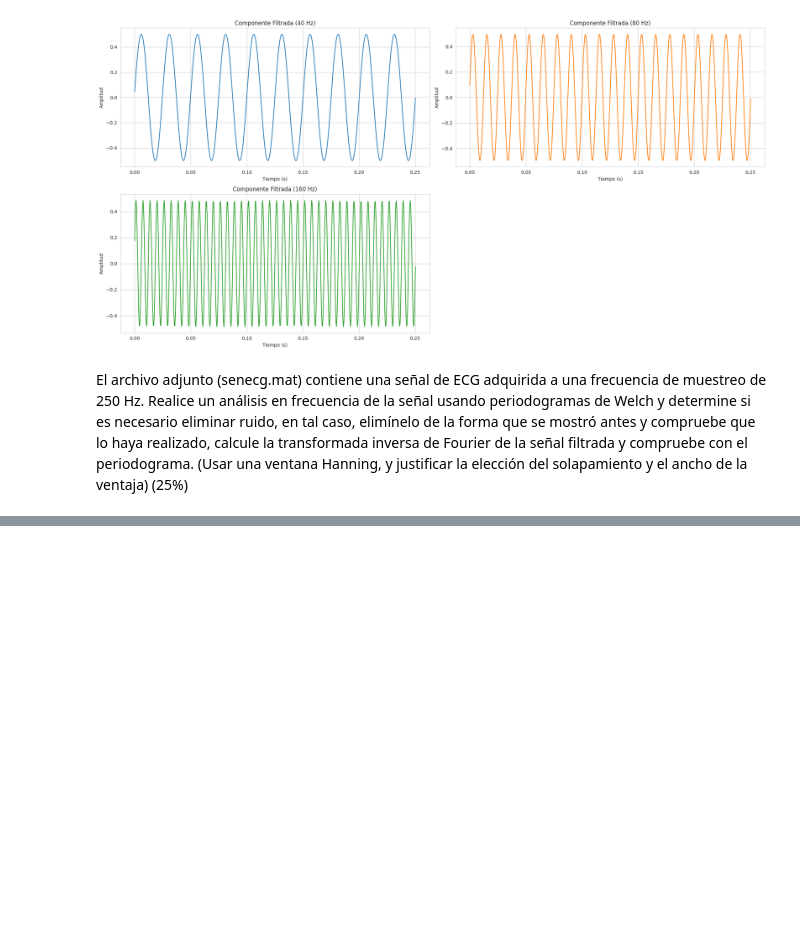
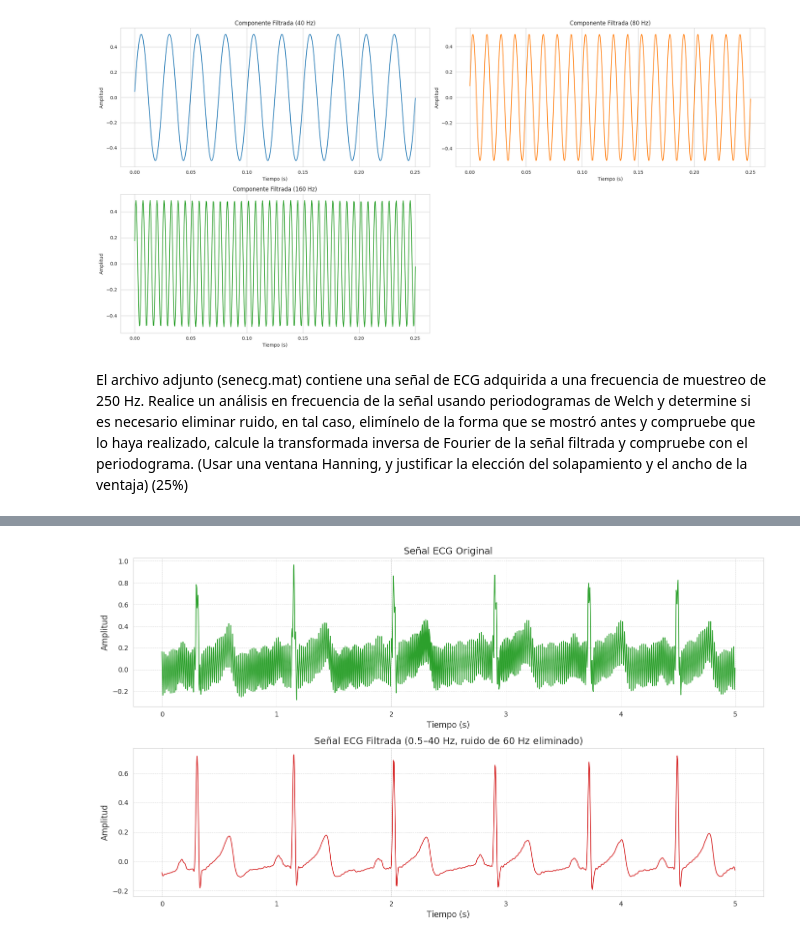
Before and after one commit to Yuliana2001/laboratorio-5, a Jupyter notebook: Untitled10.ipynb, the cells around one changed output, grey strips where cells are left out. Saved outputs shown, nothing was run; the diff lists cells and outputs as text; code cells hidden in the pictures; blank space fills up the shorter version.

```diff
--- a/Untitled10.ipynb
+++ b/Untitled10.ipynb
@@ -195,0 +243,40 @@ El archivo adjunto (senecg.mat) contiene una señal de ECG adquirida a una frecu
+# %%
+T_muestreo = 1 / fs
+t = np.arange(0, len(ecg_signal) / fs, T_muestreo)
+
+# Transformada de Fourier
+F1 = np.fft.fft(ecg_signal)
+frecuencias_fft = np.fft.fftfreq(len(F1), d=T_muestreo)
+
+# Aplicación de filtro pasa banda (0.5 Hz a 40 Hz)
+F1_filtrada = np.zeros_like(F1, dtype=complex)
+for i in range(len(frecuencias_fft)):
+    if 0.5 <= abs(frecuencias_fft[i]) <= 40:
+        F1_filtrada[i] = F1[i]
+
+# Transformada inversa para obtener señal filtrada en el tiempo
+ecg_filtrado = np.fft.ifft(F1_filtrada)
+
+# Preparar para graficar señales original y filtrada
+señales = [ecg_signal, np.real(ecg_filtrado)]
+titulos = [
+    'Señal ECG Original',
+    'Señal ECG Filtrada (0.5–40 Hz, ruido de 60 Hz eliminado)'
+]
+colores = ['#2ca02c', '#d62728']
+
+# Graficar ambas señales
+plt.figure(figsize=(14, 8))
+
+for i, señal in enumerate(señales):
+    plt.subplot(2, 1, i + 1)
+    plt.plot(t, señal, color=colores[i], linewidth=1.2)
+    plt.title(titulos[i], fontsize=14)
+    plt.xlabel('Tiempo (s)', fontsize=12)
+    plt.ylabel('Amplitud', fontsize=12)
+    plt.grid(True, which='both', linestyle='--', linewidth=0.5)
+
+plt.tight_layout()
+plt.show()
+# %% [output]
+[figure, added]
```
Also changed, not shown: parts of 5 cells of this notebook.
